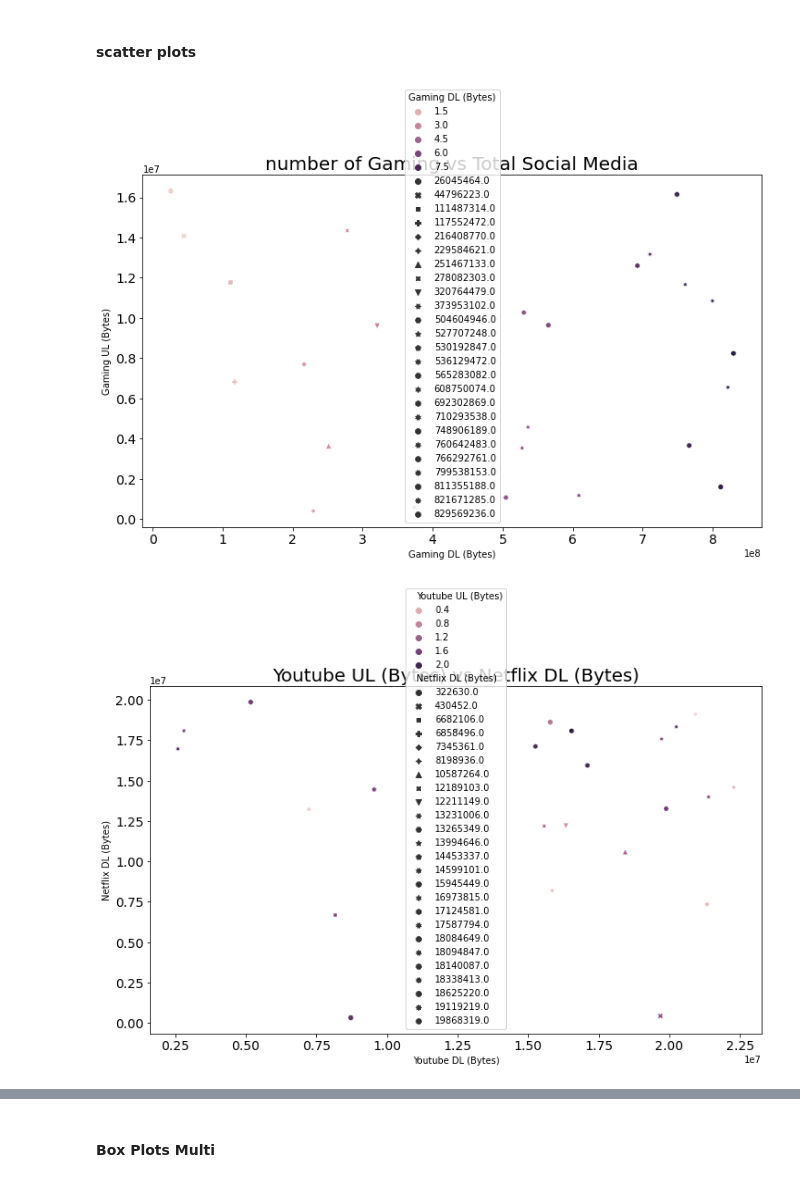
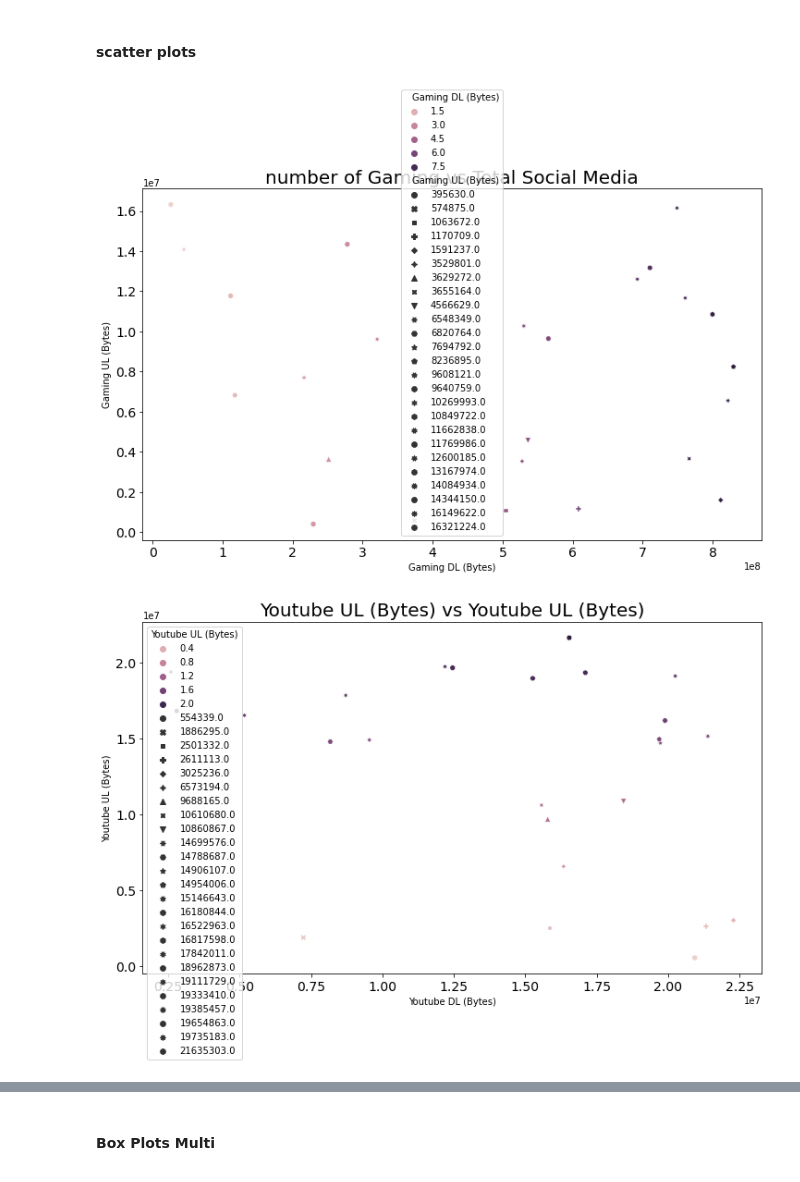
Before and after one commit to ekubay/Telecom-Data-Analysis, a Jupyter notebook: notebooks/Data_Exploration.ipynb, the cells around one changed output, grey strips where cells are left out. Saved outputs shown, nothing was run; the diff lists cells and outputs as text; code cells hidden in the pictures.

Commit message:
data exploration

```diff
--- a/notebooks/Data_Exploration.ipynb
+++ b/notebooks/Data_Exploration.ipynb
@@ -507,7 +507,7 @@ Data Exploration or Exploratory data analysis (EDA) is an approach to analyzing
 # %%
 # I have already cleaned data here, i
 # %%
-df_clean = pd.read_csv('../data/clean_df_tel.csv')
+df_clean = pd.read_csv('../data/clean_df_tel1.csv')
 # %%
 df_clean.dtypes
 # %% [output]
@@ -660,13 +660,13 @@ This analysis that mainly done on two or more columns where we look for relation
 # %%
 
 plot_scatter(df_clean.head(25), x_col="Gaming DL (Bytes)", y_col="Gaming UL (Bytes)", hue="Gaming DL (Bytes)",
-             style="Gaming DL (Bytes)", title="number of Gaming vs Total Social Media")
+             style="Gaming UL (Bytes)", title="number of Gaming vs Total Social Media")
 # %% [output]
-[figure, old version]
+[figure, new version]
 # %%
 # relashinship among
-plot_scatter(df_clean.head(25), x_col="Youtube DL (Bytes)", y_col="Netflix DL (Bytes)", hue="Youtube UL (Bytes)",
-             style="Netflix DL (Bytes)", title="Youtube UL (Bytes) vs Netflix DL (Bytes)")
+plot_scatter(df_clean.head(25), x_col="Youtube DL (Bytes)", y_col="Youtube UL (Bytes)", hue="Youtube UL (Bytes)",
+             style="Youtube UL (Bytes)", title="Youtube UL (Bytes) vs Youtube UL (Bytes)")
 # %% [output]
-[figure, old version]
+[figure, new version]
 # %%
```
Also changed, not shown: parts of 6 cells of this notebook.
